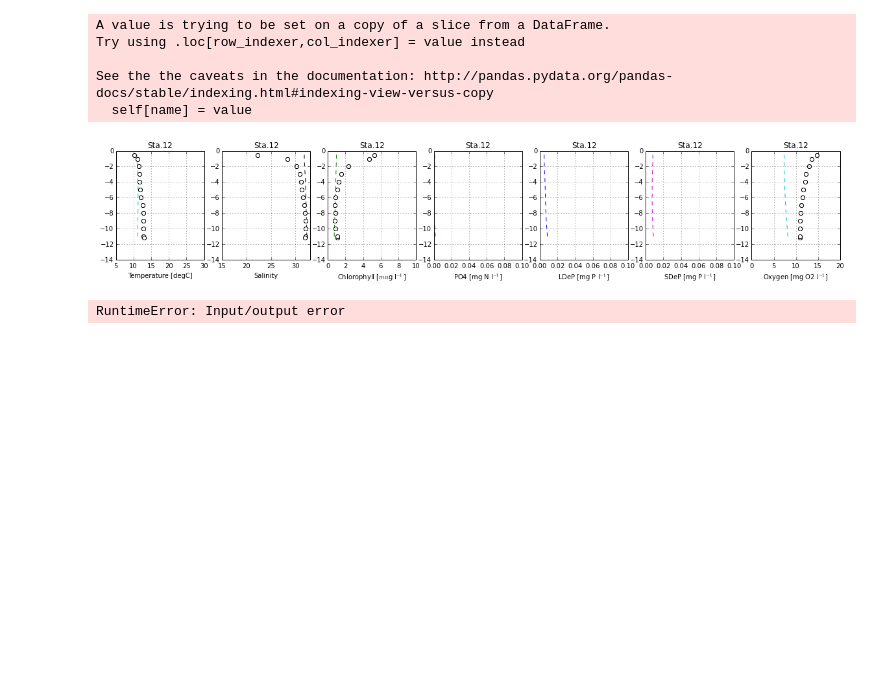
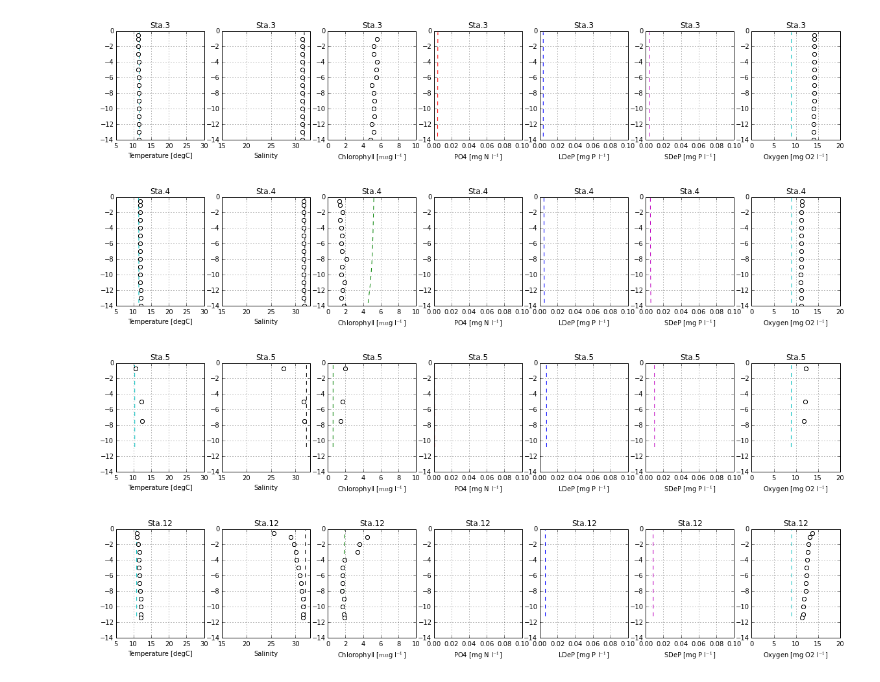
Before and after one commit to okadate/notebook, a Jupyter notebook: romspy/profiles.ipynb, the cells around one changed output. Cells and saved outputs as stored; diff of their text form; code cells hidden in the pictures; blank space fills up the shorter version.

```diff
--- a/romspy/profiles.ipynb
+++ b/romspy/profiles.ipynb
@@ -5,18 +5,20 @@ import datetime as dt
 
 import romspy
 
-time = dt.datetime(2012,1,10,0)
+time = dt.datetime(2012,1,12,0)
 freefile = '/Users/teruhisa/mnt/apps/OB500_fennelP/NL04/ob500_sta.nc'
 obsfile = '/Users/teruhisa/Dropbox/Data/ob500_obs_2012_obweb-2.nc'
 
-ax = romspy.profiles_mg.fennelP(time, 12, freefile=freefile, obsfile=obsfile)
-def lims(ax):
+def profiles(station):
+    ax = romspy.profiles_mg.fennelP(time, station, freefile=freefile, obsfile=obsfile)
     ax[0].set_xlim(5,30)
     ax[2].set_xlim(0,10)
     ax[3].set_xlim(0,0.1)
     ax[4].set_xlim(0,0.1)
     ax[5].set_xlim(0,0.1)
     ax[6].set_xlim(0,20)
-lims(ax)
+
+for station in [3,4,5,12]:
+    profiles(station)
 # %% [output]
 /Users/teruhisa/mnt/apps/OB500_fennelP/NL04/ob500_sta.nc
@@ -26,11 +40,4 @@ lims(ax)
-A value is trying to be set on a copy of a slice from a DataFrame.
-Try using .loc[row_indexer,col_indexer] = value instead
-
-See the the caveats in the documentation: http://pandas.pydata.org/pandas-docs/stable/indexing.html#indexing-view-versus-copy
-  self[name] = value
-[figure, old version]
+[figure, new version]
+[figure, added]
+[figure, added]
+[figure, added]
-# %%
-ax = romspy.profiles_mg.fennelP(time, 3, freefile=freefile, obsfile=obsfile)
-lims(ax)
-# %% [output]
-RuntimeError: Input/output error
```
Also changed, not shown: parts of 3 cells of this notebook, 1 other file.
